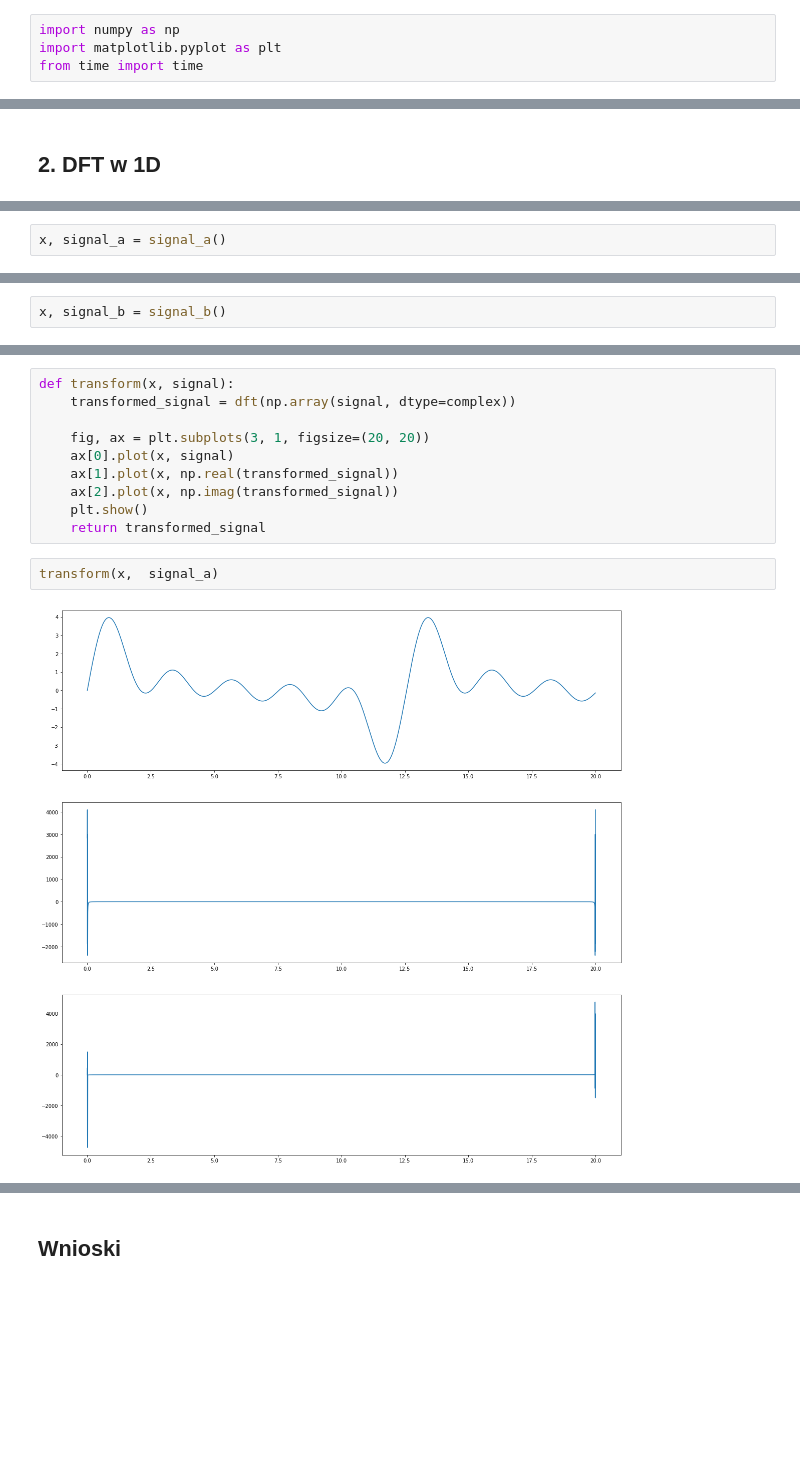
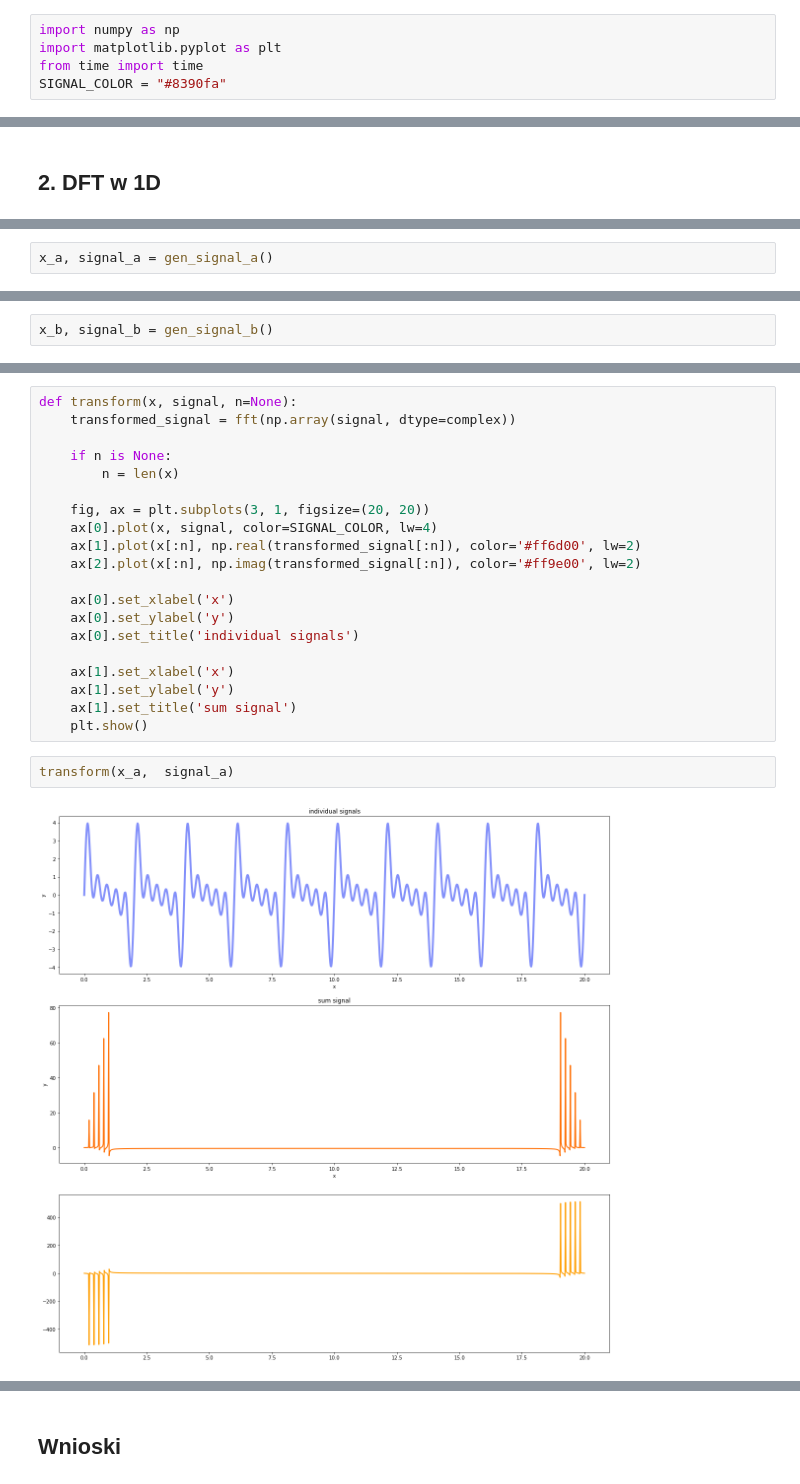
Before and after one commit to mhawryluk/mownit, a Jupyter notebook: lab11-transformata_Fouriera/lab11.ipynb, the cells around one changed output, grey strips where cells are left out. Saved outputs shown, nothing was run; the diff lists cells and outputs as text; blank space fills up the shorter version.

```diff
--- a/lab11-transformata_Fouriera/lab11.ipynb
+++ b/lab11-transformata_Fouriera/lab11.ipynb
@@ -4,6 +4,7 @@
 import numpy as np
 import matplotlib.pyplot as plt
 from time import time
+SIGNAL_COLOR = "#8390fa"
 # %% [markdown]
 ## 1. FFT
 # %% [markdown]
@@ -159,4 +175,4 @@ def signal_a(a=0, b=10):
     return x, sum_signal
 # %%
-x, signal_a = signal_a()
+x_a, signal_a = gen_signal_a()
 # %% [output]
@@ -184,5 +204,5 @@ def signal_b(a=0, b=20):
 
     return x, signal
 # %%
-x, signal_b = signal_b()
+x_b, signal_b = gen_signal_b()
 # %% [output]
@@ -194,14 +212,24 @@ urojoną wyniku transformacji.
 # %%
-def transform(x, signal):
-    transformed_signal = dft(np.array(signal, dtype=complex))
+def transform(x, signal, n=None):
+    transformed_signal = fft(np.array(signal, dtype=complex))
+
+    if n is None:
+        n = len(x)
 
     fig, ax = plt.subplots(3, 1, figsize=(20, 20))
-    ax[0].plot(x, signal)
-    ax[1].plot(x, np.real(transformed_signal))
-    ax[2].plot(x, np.imag(transformed_signal))
+    ax[0].plot(x, signal, color=SIGNAL_COLOR, lw=4)
+    ax[1].plot(x[:n], np.real(transformed_signal[:n]), color='#ff6d00', lw=2)
+    ax[2].plot(x[:n], np.imag(transformed_signal[:n]), color='#ff9e00', lw=2)
+
+    ax[0].set_xlabel('x')
+    ax[0].set_ylabel('y')
+    ax[0].set_title('individual signals')
+
+    ax[1].set_xlabel('x')
+    ax[1].set_ylabel('y')
+    ax[1].set_title('sum signal')
     plt.show()
-    return transformed_signal
 # %%
-transform(x,  signal_a)
+transform(x_a,  signal_a)
 # %% [output]
-[figure, old version]
+[figure, new version]
```
Also changed, not shown: parts of 21 cells of this notebook.
